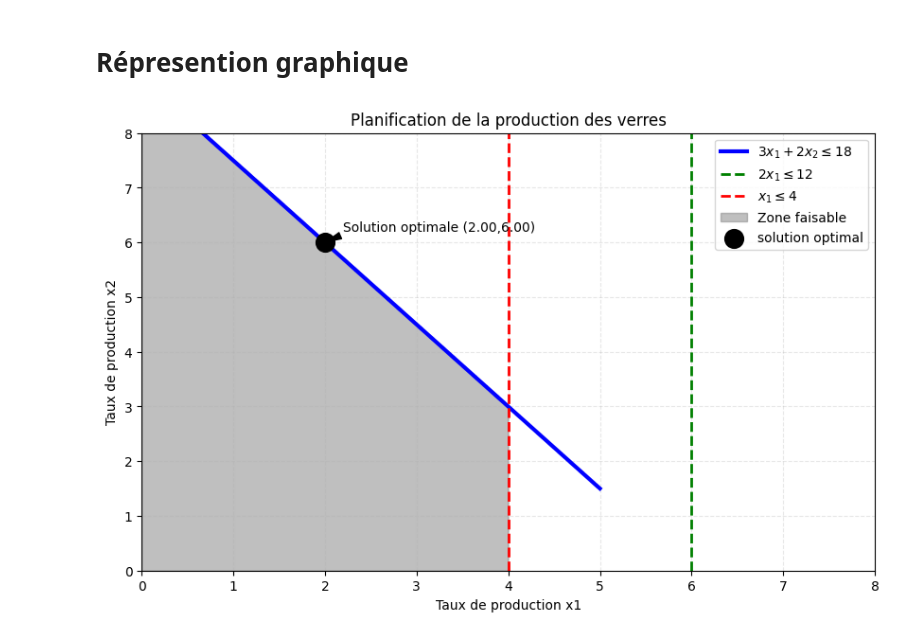
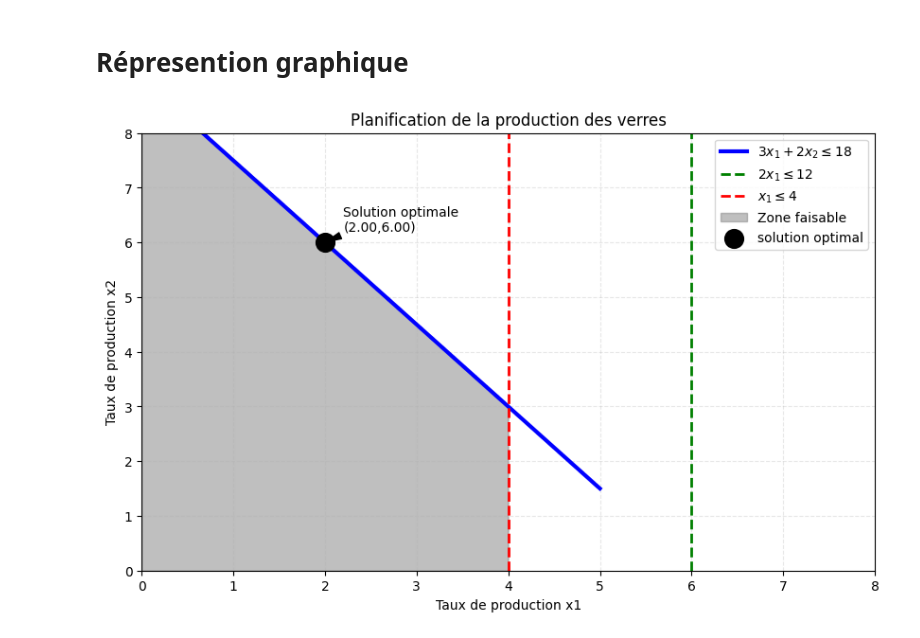
Before and after one commit to TifaniohMF/appr-math-info, a Jupyter notebook: Optimisation/src/illustration2.ipynb, the cells around one changed output. Saved outputs shown, nothing was run; the diff lists cells and outputs as text; code cells hidden in the pictures.

Commit message:
refactor : new line to value optimal

```diff
--- a/Optimisation/src/illustration2.ipynb
+++ b/Optimisation/src/illustration2.ipynb
@@ -70,32 +70,32 @@ x_vals = np.linspace(0, 5, 400)
 
 def contraint1(x1):
     return (18 - 3 * x1)/2
 
 sol_1, sol_2 = res.x
 
 y_c1 = contraint1(x_vals)
 
 
 plt.figure(figsize=(10,6))
 plt.xlabel("Taux de production x1")
 plt.ylabel("Taux de production x2")
 plt.title("Planification de la production des verres")
 plt.plot(x_vals, y_c1, label="$3x_{1} + 2x_{2} \leq 18$", color="blue", linewidth=3)
 plt.axvline(x=6, label="$2x_{1} \leq 12$", color="green", linewidth=2, linestyle='--')
 plt.axvline(x=4, label="$x_{1} \leq 4$", color="red", linewidth=2, linestyle='--')
 
 maskx1_lim = x_vals <= 4
 
 plt.fill_between(x_vals[maskx1_lim], y_c1[maskx1_lim], color='grey', alpha=0.5, label='Zone faisable')
 
 if res.success:
-    plt.annotate(f"Solution optimale ({sol_1:.2f},{sol_2:.2f})", (sol_1, sol_2), xytext=(sol_1 + 0.2, sol_2 + 0.2), arrowprops=dict(facecolor='black', shrink=0.05, width=1, headwidth=5))
+    plt.annotate(f"Solution optimale \n({sol_1:.2f},{sol_2:.2f})", (sol_1, sol_2), xytext=(sol_1 + 0.2, sol_2 + 0.2), arrowprops=dict(facecolor='black', shrink=0.05, width=1, headwidth=5))
     plt.scatter(sol_1, sol_2, color='black', s=150, zorder=5, label='solution optimal', linewidth=3)
 
 plt.ylim(0, 8)
 plt.xlim(0,8)
 plt.legend(loc='upper right')
 plt.grid(True, alpha=0.3, linestyle='--')
 plt.show()
 # %% [output]
-[figure, old version]
+[figure, new version]
```
